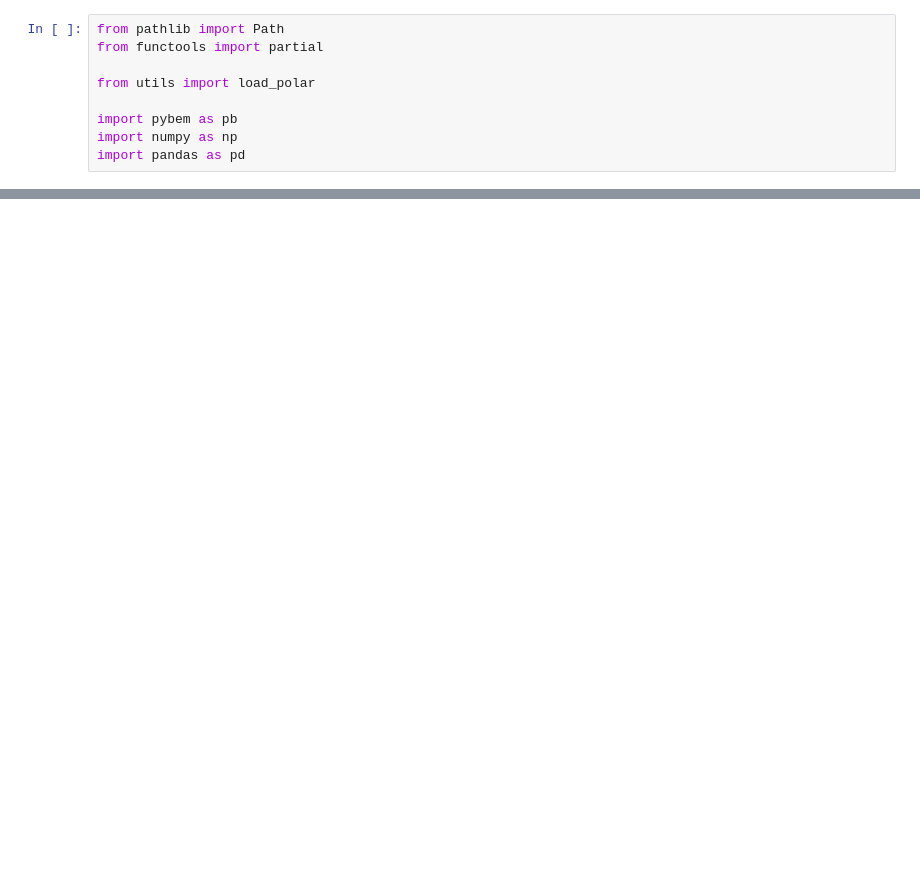
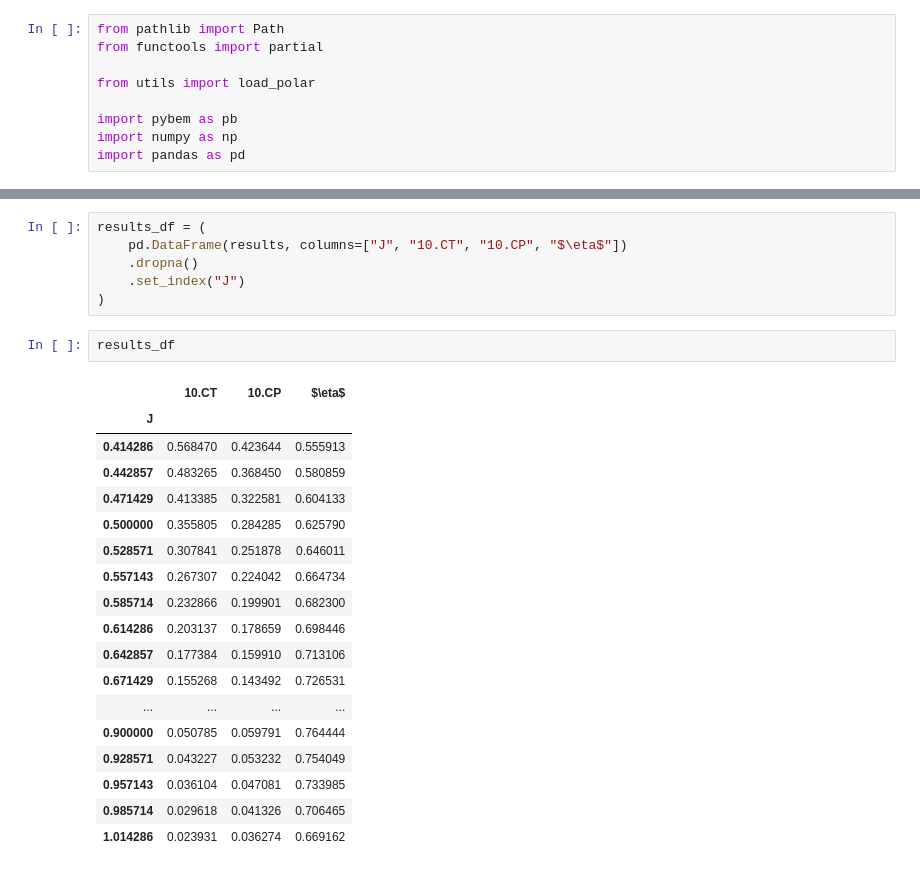
Before and after one commit to KikeM/propeller_study, a Jupyter notebook: notebooks/Compare to experiments.ipynb, the cells around one changed output, grey strips where cells are left out. Drawn from its saved outputs; the diff is of its cells as text; blank space fills up the shorter version.

```diff
--- a/notebooks/Compare to experiments.ipynb
+++ b/notebooks/Compare to experiments.ipynb
@@ -90,0 +167,27 @@ CT
+# %%
+results_df = (
+    pd.DataFrame(results, columns=["J", "10.CT", "10.CP", "$\eta$"])
+    .dropna()
+    .set_index("J")
+)
+# %%
+results_df
+# %% [output]
+|  | 10.CT | 10.CP | $\eta$ |
+| J |  |  |  |
+| 0.414286 | 0.568470 | 0.423644 | 0.555913 |
+| 0.442857 | 0.483265 | 0.368450 | 0.580859 |
+| 0.471429 | 0.413385 | 0.322581 | 0.604133 |
+| 0.500000 | 0.355805 | 0.284285 | 0.625790 |
+| 0.528571 | 0.307841 | 0.251878 | 0.646011 |
+| 0.557143 | 0.267307 | 0.224042 | 0.664734 |
+| 0.585714 | 0.232866 | 0.199901 | 0.682300 |
+| 0.614286 | 0.203137 | 0.178659 | 0.698446 |
+| 0.642857 | 0.177384 | 0.159910 | 0.713106 |
+| 0.671429 | 0.155268 | 0.143492 | 0.726531 |
+| ... | ... | ... | ... |
+| 0.900000 | 0.050785 | 0.059791 | 0.764444 |
+| 0.928571 | 0.043227 | 0.053232 | 0.754049 |
+| 0.957143 | 0.036104 | 0.047081 | 0.733985 |
+| 0.985714 | 0.029618 | 0.041326 | 0.706465 |
+| 1.014286 | 0.023931 | 0.036274 | 0.669162 |
```
Also changed, not shown: parts of 13 cells of this notebook, 4 other files.
